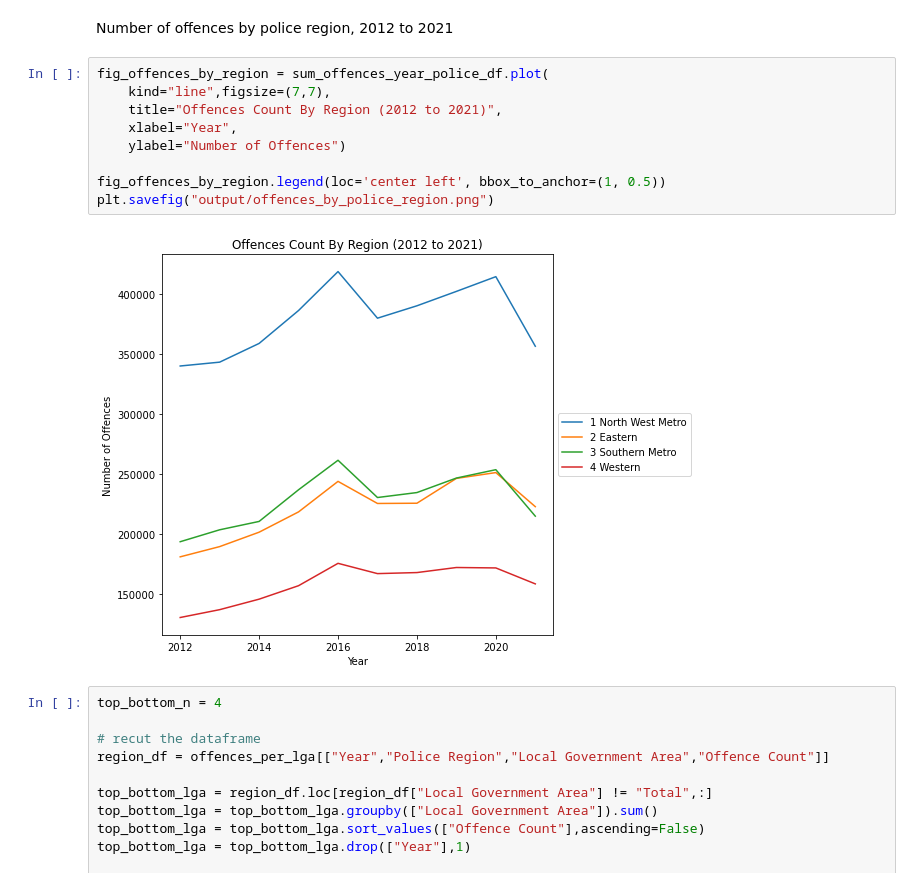
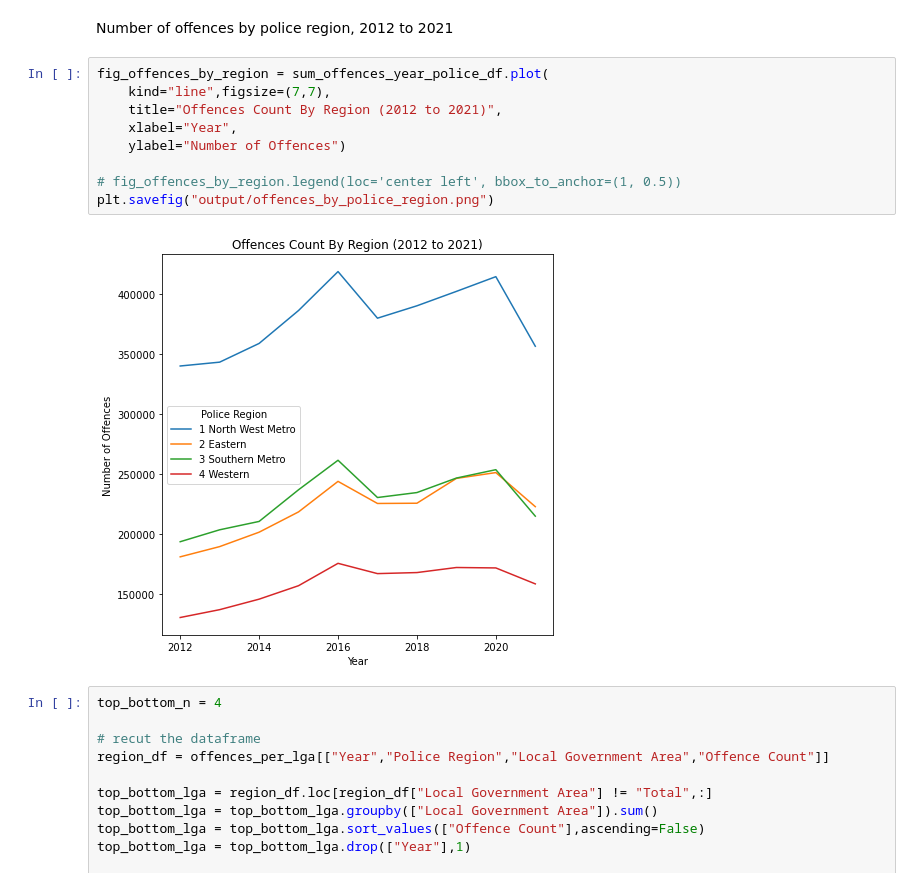
Before and after one commit to amir-motlagh/Project-01, a Jupyter notebook: crime_by_lga.ipynb, the cells around one changed output. Drawn from its saved outputs; the diff is of its cells as text.

Commit message:
update charts

```diff
--- a/crime_by_lga.ipynb
+++ b/crime_by_lga.ipynb
@@ -61,14 +61,14 @@ Number of offences by police region, 2012 to 2021
 # %%
 fig_offences_by_region = sum_offences_year_police_df.plot(
     kind="line",figsize=(7,7),
     title="Offences Count By Region (2012 to 2021)",
     xlabel="Year",
     ylabel="Number of Offences")
 
-fig_offences_by_region.legend(loc='center left', bbox_to_anchor=(1, 0.5))
+# fig_offences_by_region.legend(loc='center left', bbox_to_anchor=(1, 0.5))
 plt.savefig("output/offences_by_police_region.png")
 # %% [output]
-[figure, old version]
+[figure, new version]
 # %%
 top_bottom_n = 4
 
```
Also changed, not shown: parts of 1 cell of this notebook, 2 other files.
